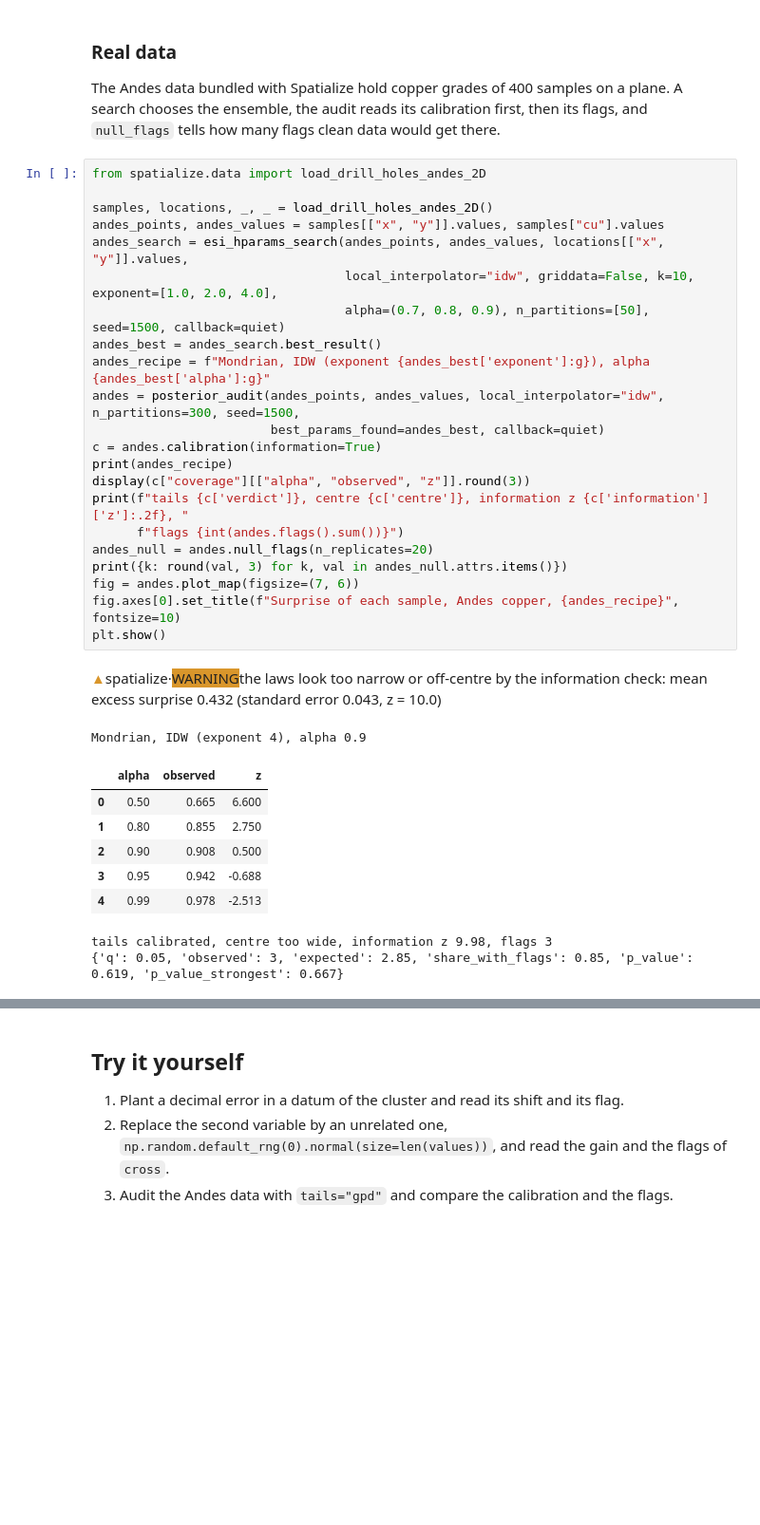
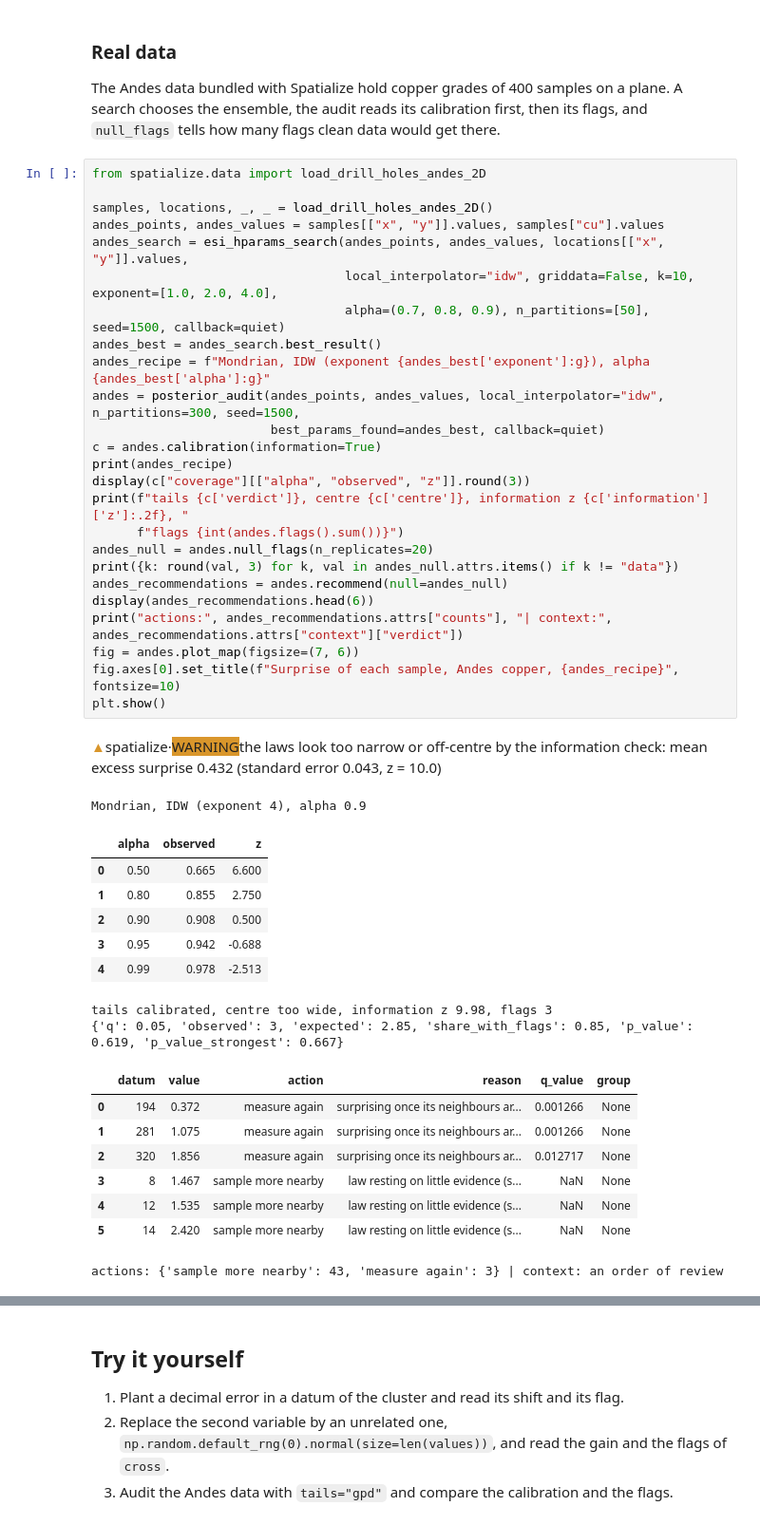
Before and after one commit to alges/spatialize-examples, a Jupyter notebook: examples/07_posterior_eda/19_posterior_eda.ipynb, the cells around one changed output, grey strips where cells are left out. Shown at 95% size. Cells and saved outputs as stored; diff of their text form; blank space fills up the shorter version.

```diff
--- a/examples/07_posterior_eda/19_posterior_eda.ipynb
+++ b/examples/07_posterior_eda/19_posterior_eda.ipynb
@@ -396,34 +437,45 @@ from spatialize.data import load_drill_holes_andes_2D
 
 samples, locations, _, _ = load_drill_holes_andes_2D()
 andes_points, andes_values = samples[["x", "y"]].values, samples["cu"].values
 andes_search = esi_hparams_search(andes_points, andes_values, locations[["x", "y"]].values,
                                   local_interpolator="idw", griddata=False, k=10, exponent=[1.0, 2.0, 4.0],
                                   alpha=(0.7, 0.8, 0.9), n_partitions=[50], seed=1500, callback=quiet)
 andes_best = andes_search.best_result()
 andes_recipe = f"Mondrian, IDW (exponent {andes_best['exponent']:g}), alpha {andes_best['alpha']:g}"
 andes = posterior_audit(andes_points, andes_values, local_interpolator="idw", n_partitions=300, seed=1500,
                         best_params_found=andes_best, callback=quiet)
 c = andes.calibration(information=True)
 print(andes_recipe)
 display(c["coverage"][["alpha", "observed", "z"]].round(3))
 print(f"tails {c['verdict']}, centre {c['centre']}, information z {c['information']['z']:.2f}, "
       f"flags {int(andes.flags().sum())}")
 andes_null = andes.null_flags(n_replicates=20)
-print({k: round(val, 3) for k, val in andes_null.attrs.items()})
+print({k: round(val, 3) for k, val in andes_null.attrs.items() if k != "data"})
+andes_recommendations = andes.recommend(null=andes_null)
+display(andes_recommendations.head(6))
+print("actions:", andes_recommendations.attrs["counts"], "| context:", andes_recommendations.attrs["context"]["verdict"])
 fig = andes.plot_map(figsize=(7, 6))
 fig.axes[0].set_title(f"Surprise of each sample, Andes copper, {andes_recipe}", fontsize=10)
 plt.show()
 # %% [output]
 ▲spatialize·WARNINGthe laws look too narrow or off-centre by the information check: mean excess surprise 0.432 (standard error 0.043, z = 10.0)
 Mondrian, IDW (exponent 4), alpha 0.9
 |  | alpha | observed | z |
 | 0 | 0.50 | 0.665 | 6.600 |
 | 1 | 0.80 | 0.855 | 2.750 |
 | 2 | 0.90 | 0.908 | 0.500 |
 | 3 | 0.95 | 0.942 | -0.688 |
 | 4 | 0.99 | 0.978 | -2.513 |
 tails calibrated, centre too wide, information z 9.98, flags 3
 {'q': 0.05, 'observed': 3, 'expected': 2.85, 'share_with_flags': 0.85, 'p_value': 0.619, 'p_value_strongest': 0.667}
+|  | datum | value | action | reason | q_value | group |
+| 0 | 194 | 0.372 | measure again | surprising once its neighbours ar... | 0.001266 | None |
+| 1 | 281 | 1.075 | measure again | surprising once its neighbours ar... | 0.001266 | None |
+| 2 | 320 | 1.856 | measure again | surprising once its neighbours ar... | 0.012717 | None |
+| 3 | 8 | 1.467 | sample more nearby | law resting on little evidence (s... | NaN | None |
+| 4 | 12 | 1.535 | sample more nearby | law resting on little evidence (s... | NaN | None |
+| 5 | 14 | 2.420 | sample more nearby | law resting on little evidence (s... | NaN | None |
+actions: {'sample more nearby': 43, 'measure again': 3} | context: an order of review
 [figure]
 # %% [markdown]
 The tails of the laws are calibrated by their coverage, while their centre is too wide, two thirds of
```
Also changed, not shown: parts of 9 cells of this notebook.
